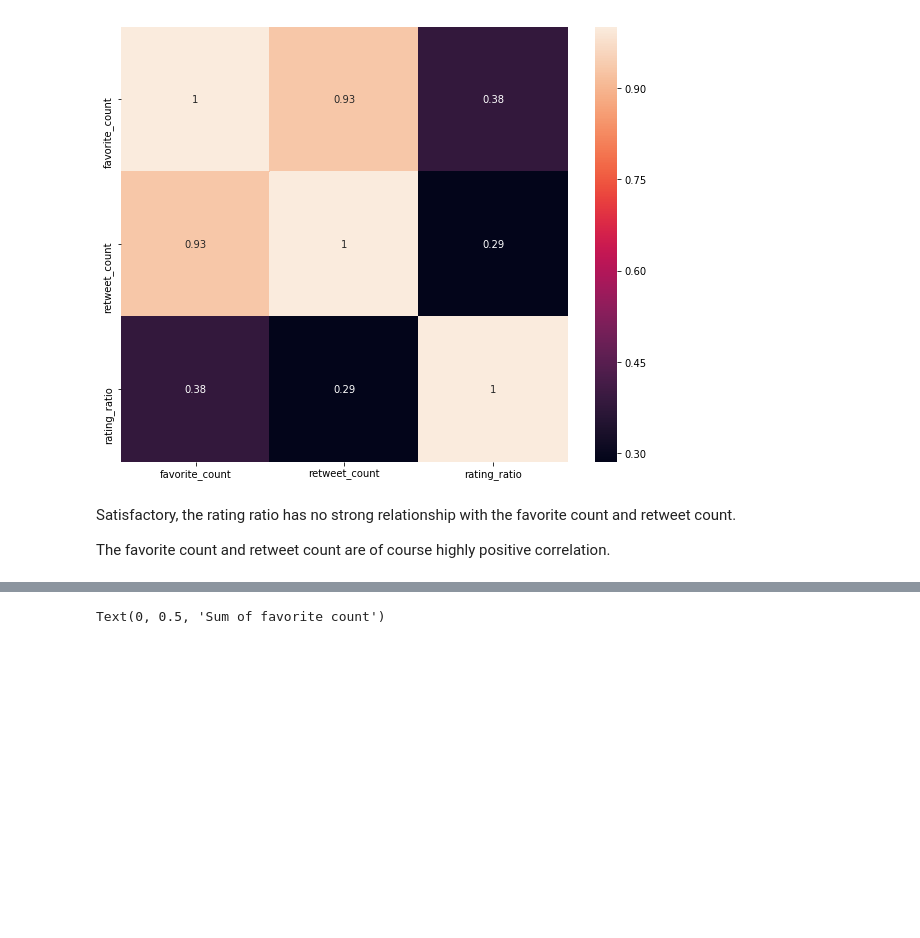
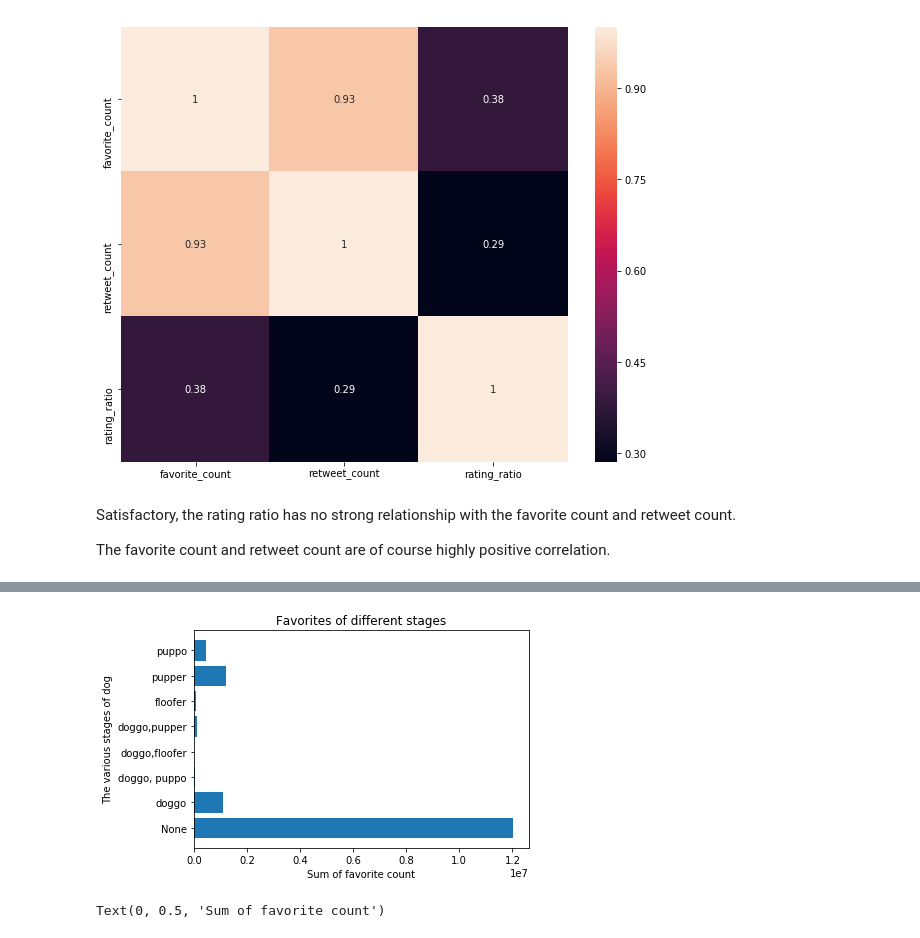
Before and after one commit to MohamedElgohary2012/udacity-wrangle-and-analyze-data, a Jupyter notebook: wrangle_act.ipynb, the cells around one changed output, grey strips where cells are left out. Cells and saved outputs as stored; diff of their text form; code cells hidden in the pictures; blank space fills up the shorter version.

Commit message:
feat: Storing new data and re-plot stage bar chart

```diff
--- a/wrangle_act.ipynb
+++ b/wrangle_act.ipynb
@@ -1048,0 +1033,3 @@ plt.show()
+# %%
+stage_count = master_df.groupby('stage').favorite_count.sum().reset_index()
+stage_count
@@ -1049,3 +1046,14 @@ plt.show()
+# %%
+y_pos = np.arange(len(stage_count))
+
+plt.barh(y_pos, stage_count.favorite_count.values)
+plt.yticks(y_pos, stage_count.stage)
+plt.title('Favorites of different stages')
+plt.xlabel('Sum of favorite count')
+plt.ylabel('The various stages of dog')
+plt.show()
+# %% [output]
+[figure, added]
 # %%
 # Whether the posting time affects favorite count
 plt.subplots(figsize=(10, 5))
```
Also changed, not shown: parts of 6 cells of this notebook, 1 other file.
